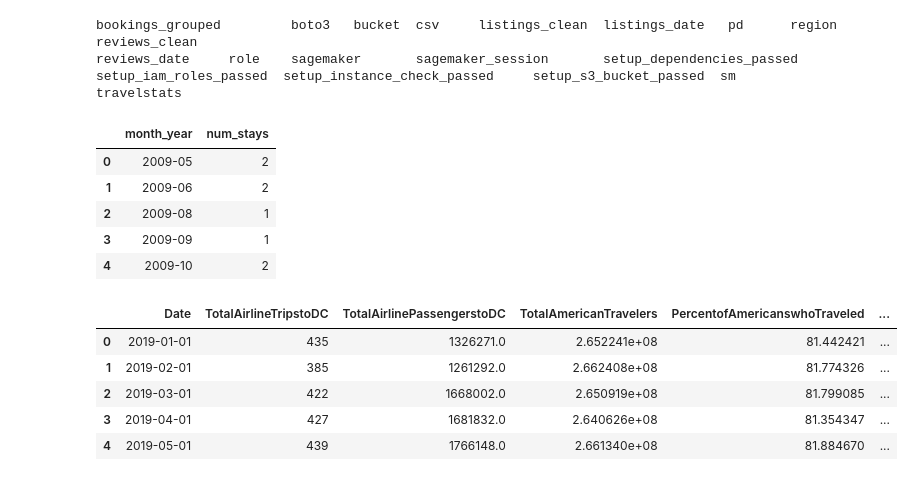
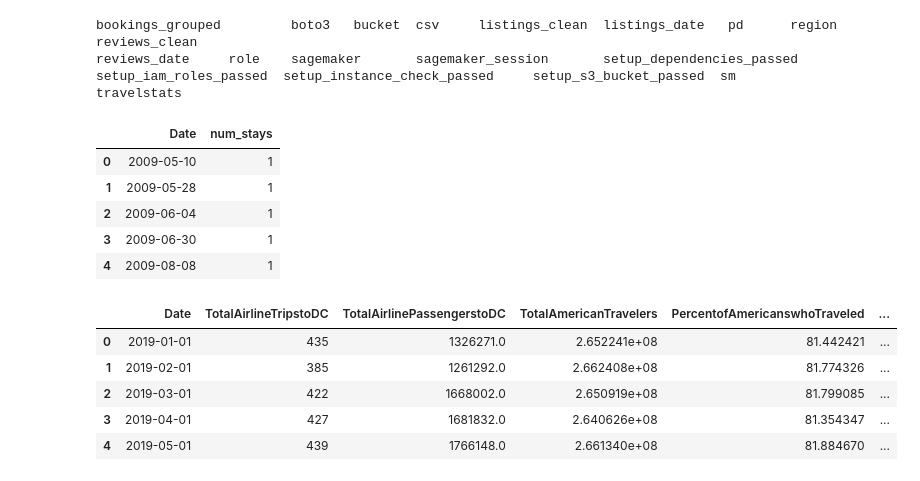
Before and after one commit to hdavis-sandiego/ADS508-Final, a Jupyter notebook: notebooks/02_data_scrub/df_merge.ipynb, the cells around one changed output. Drawn from its saved outputs; the diff is of its cells as text; code cells hidden in the pictures.

```diff
--- a/notebooks/02_data_scrub/df_merge.ipynb
+++ b/notebooks/02_data_scrub/df_merge.ipynb
@@ -22,14 +22,14 @@ bookings_grouped         boto3   bucket  csv     listings_clean  listings_date
 reviews_date     role    sagemaker       sagemaker_session       setup_dependencies_passed       setup_iam_roles_passed  setup_instance_check_passed     setup_s3_bucket_passed  sm
 travelstats
 # %%
-reviews_clean.head(5)
+reviews_date.head(5)
 # %% [output]
-|  | month_year | num_stays |
-| 0 | 2009-05 | 2 |
-| 1 | 2009-06 | 2 |
-| 2 | 2009-08 | 1 |
-| 3 | 2009-09 | 1 |
-| 4 | 2009-10 | 2 |
+|  | Date | num_stays |
+| 0 | 2009-05-10 | 1 |
+| 1 | 2009-05-28 | 1 |
+| 2 | 2009-06-04 | 1 |
+| 3 | 2009-06-30 | 1 |
+| 4 | 2009-08-08 | 1 |
 # %%
 travelstats.head(5)
 # %% [output]
```
Also changed, not shown: parts of 1 cell of this notebook, 1 other file.
